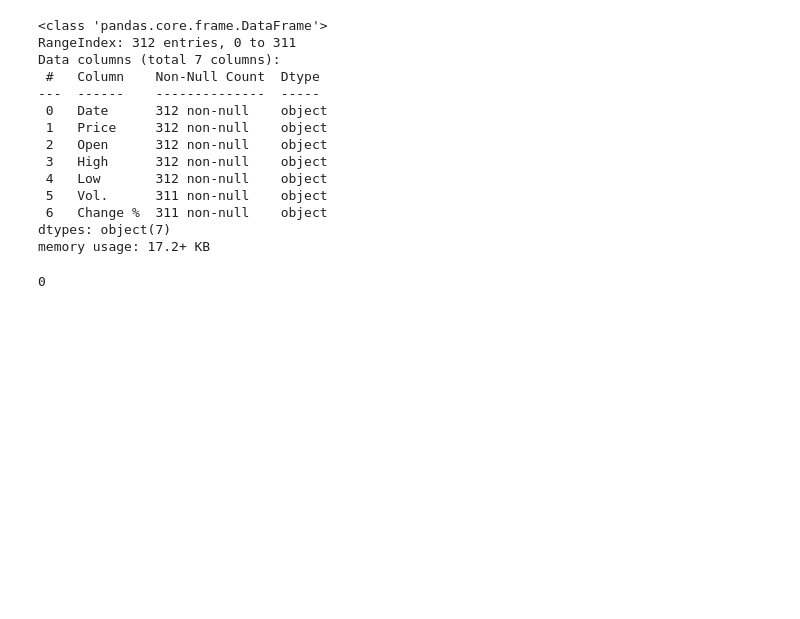
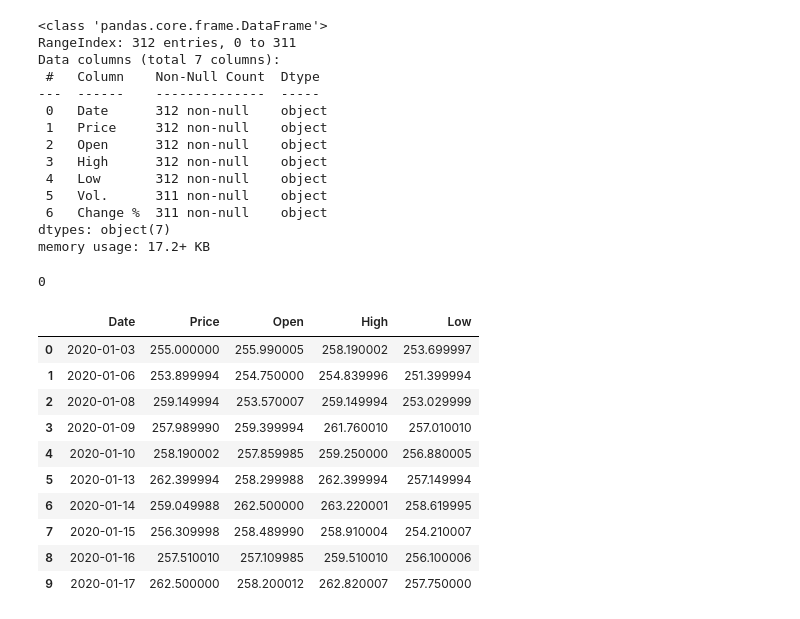
Before and after one commit to NNtorvas/ValueInvestor, a Jupyter notebook: ValueInvestor_notebook.ipynb, the cells around one changed output. Cells and saved outputs as stored; diff of their text form; code cells hidden in the pictures; blank space fills up the shorter version.

```diff
--- a/ValueInvestor_notebook.ipynb
+++ b/ValueInvestor_notebook.ipynb
@@ -75,3 +91,33 @@ memory usage: 17.2+ KB
 sum(data.duplicated())
 # %% [output]
 0
+# %%
+# drop unnecessary columns
+data.drop(['Vol.', 'Change %'], axis=1, inplace=True)
+
+# Eliminate last row with summary data
+data = data.head(data.shape[0]-1)
+
+# Convert Date to datetime format and organize by date
+data['Date'] = data['Date'].apply(lambda x: datetime.strptime(x, "%b %d, %Y"))
+data = data.sort_values('Date')
+
+# Change Price dtype to float
+data[['Price', 'Low', 'High', 'Open']] = data[['Price', 'Low', 'High', 'Open']].astype("float32")
+
+# Reset index
+data.reset_index(drop=True, inplace=True)
+
+data.head(10)
+# %% [output]
+|  | Date | Price | Open | High | Low |
+| 0 | 2020-01-03 | 255.000000 | 255.990005 | 258.190002 | 253.699997 |
+| 1 | 2020-01-06 | 253.899994 | 254.750000 | 254.839996 | 251.399994 |
+| 2 | 2020-01-08 | 259.149994 | 253.570007 | 259.149994 | 253.029999 |
+| 3 | 2020-01-09 | 257.989990 | 259.399994 | 261.760010 | 257.010010 |
+| 4 | 2020-01-10 | 258.190002 | 257.859985 | 259.250000 | 256.880005 |
+| 5 | 2020-01-13 | 262.399994 | 258.299988 | 262.399994 | 257.149994 |
+| 6 | 2020-01-14 | 259.049988 | 262.500000 | 263.220001 | 258.619995 |
+| 7 | 2020-01-15 | 256.309998 | 258.489990 | 258.910004 | 254.210007 |
+| 8 | 2020-01-16 | 257.510010 | 257.109985 | 259.510010 | 256.100006 |
+| 9 | 2020-01-17 | 262.500000 | 258.200012 | 262.820007 | 257.750000 |
```
Also changed, not shown: parts of 6 cells of this notebook.
